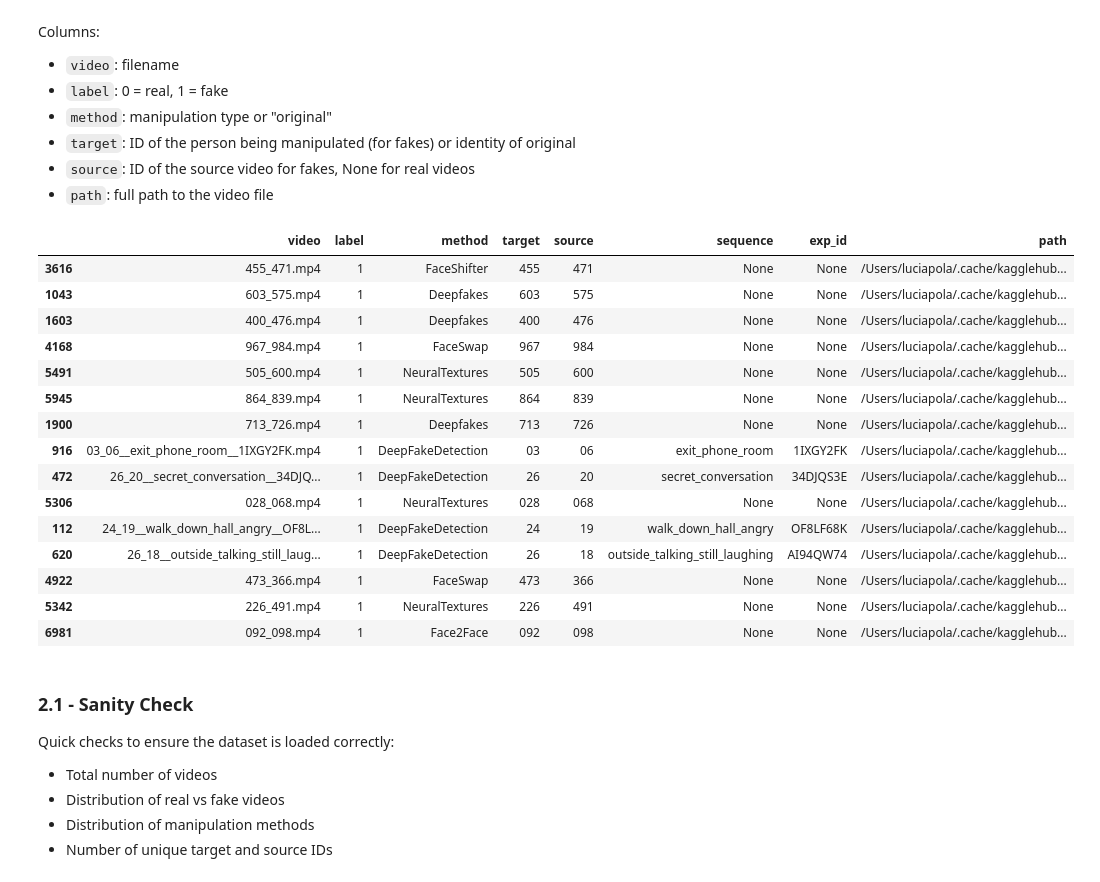
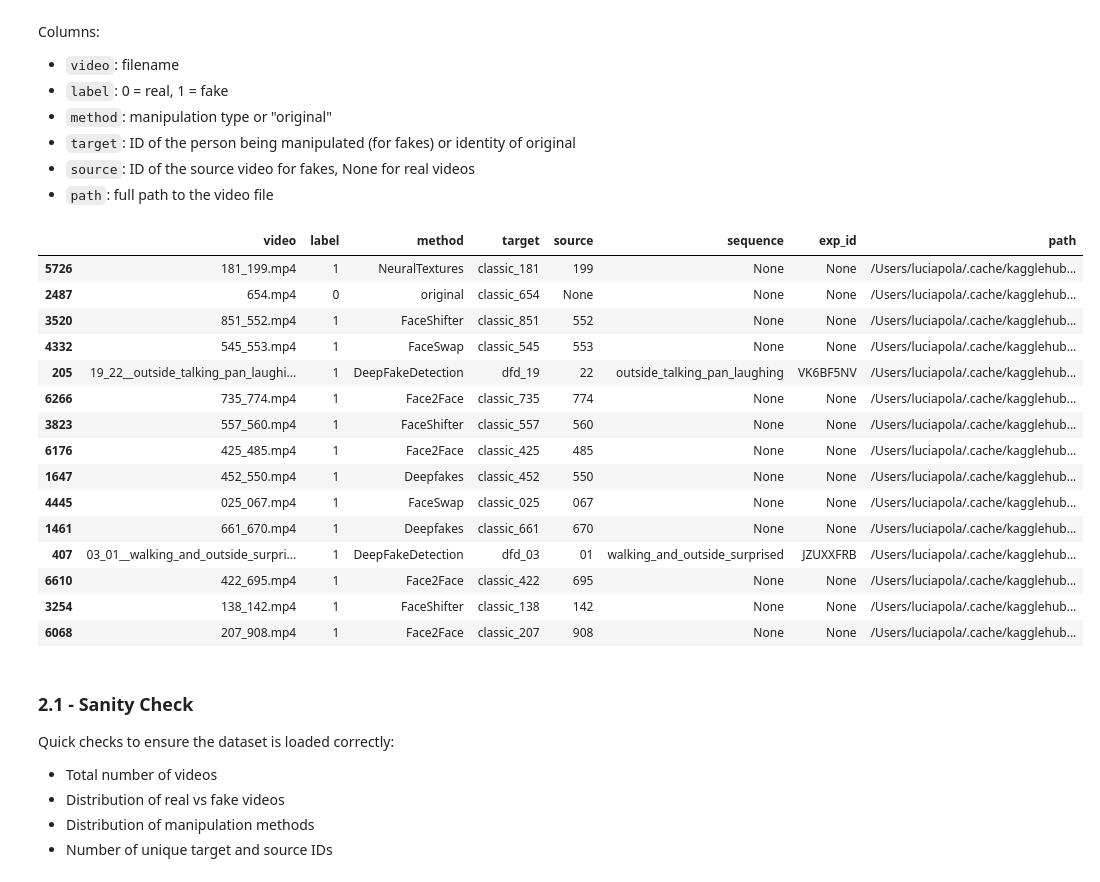
Before and after one commit to luciapola04/internship-deepfake-forensic, a Jupyter notebook: FaceForensics++/01_data_exploration.ipynb, the cells around one changed output. Cells and saved outputs as stored; diff of their text form; code cells hidden in the pictures.

Commit message:
resolve target ID collision between DFD and classic datasetsand processed data saved

```diff
--- a/FaceForensics++/01_data_exploration.ipynb
+++ b/FaceForensics++/01_data_exploration.ipynb
@@ -99,7 +99,7 @@ for folder in folders:
                 "video": video,
                 "label": 0,
                 "method": "original",
-                "target": int(video.replace(".mp4", "")),
+                "target": f"classic_{video.replace('.mp4', '')}",
                 "source": None,
                 "sequence": None,
                 "exp_id": None,
@@ -120,7 +120,7 @@ for folder in folders:
 
                 actors_parts = actors.split("_")
                 if len(actors_parts) >= 2:
-                    target = actors_parts[0]
+                    target = f"dfd_{actors_parts[0]}"
                     source = actors_parts[1]
             else:
                 continue
@@ -137,49 +137,49 @@ for folder in folders:
             })
 
     else:
         for video in os.listdir(folder_path):
             if not video.endswith(".mp4"): continue
 
             name = video.replace(".mp4", "")
             parts = name.split("_")
             if len(parts) >= 2:
-                target = parts[0]
+                target = f"classic_{parts[0]}"
                 source = parts[1]
             else:
                 continue
 
             data.append({
                 "video": video,
                 "label": 1,
                 "method": folder,
                 "target": target,
                 "source": source,
                 "sequence": None,
                 "exp_id": None,
                 "path": os.path.join(folder_path, video)
             })
 
 videos = pd.DataFrame(data)
 
 pd.set_option('display.max_colwidth', None)
 display(videos.sample(15))
 # %% [output]
 |  | video | label | method | target | source | sequence | exp_id | path |
-| 3616 | 455_471.mp4 | 1 | FaceShifter | 455 | 471 | None | None | /Users/luciapola/.cache/kagglehub... |
-| 1043 | 603_575.mp4 | 1 | Deepfakes | 603 | 575 | None | None | /Users/luciapola/.cache/kagglehub... |
-| 1603 | 400_476.mp4 | 1 | Deepfakes | 400 | 476 | None | None | /Users/luciapola/.cache/kagglehub... |
-| 4168 | 967_984.mp4 | 1 | FaceSwap | 967 | 984 | None | None | /Users/luciapola/.cache/kagglehub... |
-| 5491 | 505_600.mp4 | 1 | NeuralTextures | 505 | 600 | None | None | /Users/luciapola/.cache/kagglehub... |
-| 5945 | 864_839.mp4 | 1 | NeuralTextures | 864 | 839 | None | None | /Users/luciapola/.cache/kagglehub... |
-| 1900 | 713_726.mp4 | 1 | Deepfakes | 713 | 726 | None | None | /Users/luciapola/.cache/kagglehub... |
-| 916 | 03_06__exit_phone_room__1IXGY2FK.mp4 | 1 | DeepFakeDetection | 03 | 06 | exit_phone_room | 1IXGY2FK | /Users/luciapola/.cache/kagglehub... |
-| 472 | 26_20__secret_conversation__34DJQ... | 1 | DeepFakeDetection | 26 | 20 | secret_conversation | 34DJQS3E | /Users/luciapola/.cache/kagglehub... |
-| 5306 | 028_068.mp4 | 1 | NeuralTextures | 028 | 068 | None | None | /Users/luciapola/.cache/kagglehub... |
-| 112 | 24_19__walk_down_hall_angry__OF8L... | 1 | DeepFakeDetection | 24 | 19 | walk_down_hall_angry | OF8LF68K | /Users/luciapola/.cache/kagglehub... |
-| 620 | 26_18__outside_talking_still_laug... | 1 | DeepFakeDetection | 26 | 18 | outside_talking_still_laughing | AI94QW74 | /Users/luciapola/.cache/kagglehub... |
-| 4922 | 473_366.mp4 | 1 | FaceSwap | 473 | 366 | None | None | /Users/luciapola/.cache/kagglehub... |
-| 5342 | 226_491.mp4 | 1 | NeuralTextures | 226 | 491 | None | None | /Users/luciapola/.cache/kagglehub... |
-| 6981 | 092_098.mp4 | 1 | Face2Face | 092 | 098 | None | None | /Users/luciapola/.cache/kagglehub... |
+| 5726 | 181_199.mp4 | 1 | NeuralTextures | classic_181 | 199 | None | None | /Users/luciapola/.cache/kagglehub... |
+| 2487 | 654.mp4 | 0 | original | classic_654 | None | None | None | /Users/luciapola/.cache/kagglehub... |
+| 3520 | 851_552.mp4 | 1 | FaceShifter | classic_851 | 552 | None | None | /Users/luciapola/.cache/kagglehub... |
+| 4332 | 545_553.mp4 | 1 | FaceSwap | classic_545 | 553 | None | None | /Users/luciapola/.cache/kagglehub... |
+| 205 | 19_22__outside_talking_pan_laughi... | 1 | DeepFakeDetection | dfd_19 | 22 | outside_talking_pan_laughing | VK6BF5NV | /Users/luciapola/.cache/kagglehub... |
+| 6266 | 735_774.mp4 | 1 | Face2Face | classic_735 | 774 | None | None | /Users/luciapola/.cache/kagglehub... |
+| 3823 | 557_560.mp4 | 1 | FaceShifter | classic_557 | 560 | None | None | /Users/luciapola/.cache/kagglehub... |
+| 6176 | 425_485.mp4 | 1 | Face2Face | classic_425 | 485 | None | None | /Users/luciapola/.cache/kagglehub... |
+| 1647 | 452_550.mp4 | 1 | Deepfakes | classic_452 | 550 | None | None | /Users/luciapola/.cache/kagglehub... |
+| 4445 | 025_067.mp4 | 1 | FaceSwap | classic_025 | 067 | None | None | /Users/luciapola/.cache/kagglehub... |
+| 1461 | 661_670.mp4 | 1 | Deepfakes | classic_661 | 670 | None | None | /Users/luciapola/.cache/kagglehub... |
+| 407 | 03_01__walking_and_outside_surpri... | 1 | DeepFakeDetection | dfd_03 | 01 | walking_and_outside_surprised | JZUXXFRB | /Users/luciapola/.cache/kagglehub... |
+| 6610 | 422_695.mp4 | 1 | Face2Face | classic_422 | 695 | None | None | /Users/luciapola/.cache/kagglehub... |
+| 3254 | 138_142.mp4 | 1 | FaceShifter | classic_138 | 142 | None | None | /Users/luciapola/.cache/kagglehub... |
+| 6068 | 207_908.mp4 | 1 | Face2Face | classic_207 | 908 | None | None | /Users/luciapola/.cache/kagglehub... |
 # %% [markdown]
 ### 2.1 - Sanity Check
 
```
Also changed, not shown: parts of 5 cells of this notebook, 2 other files.
